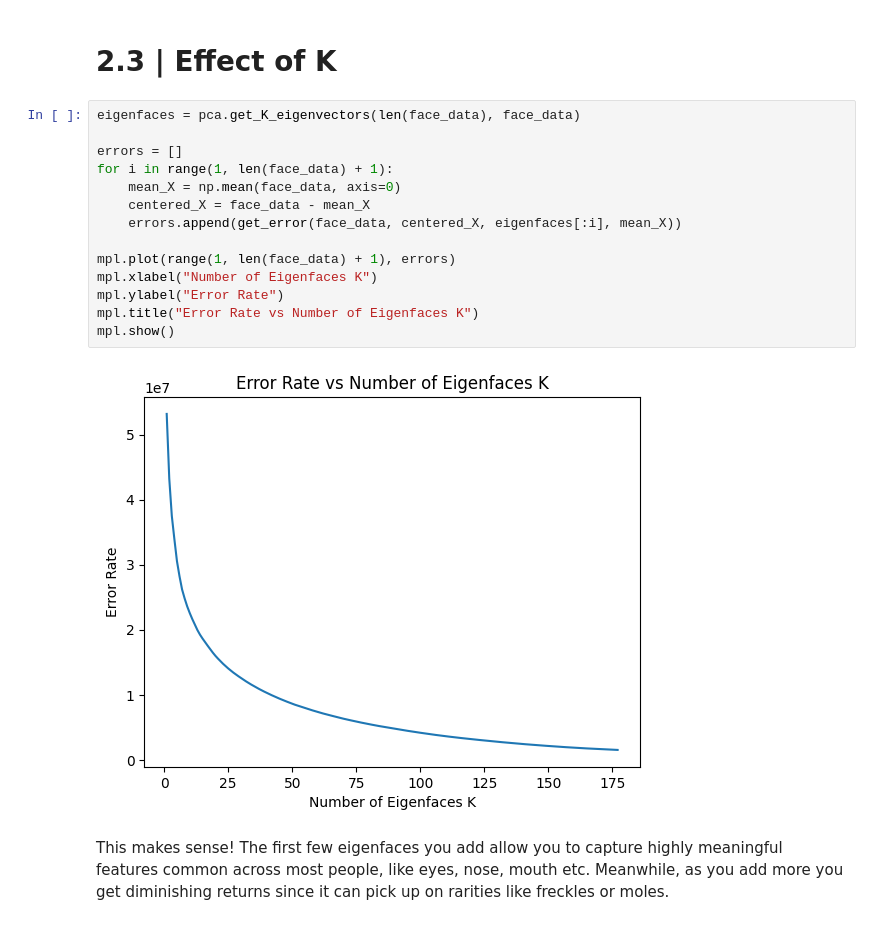
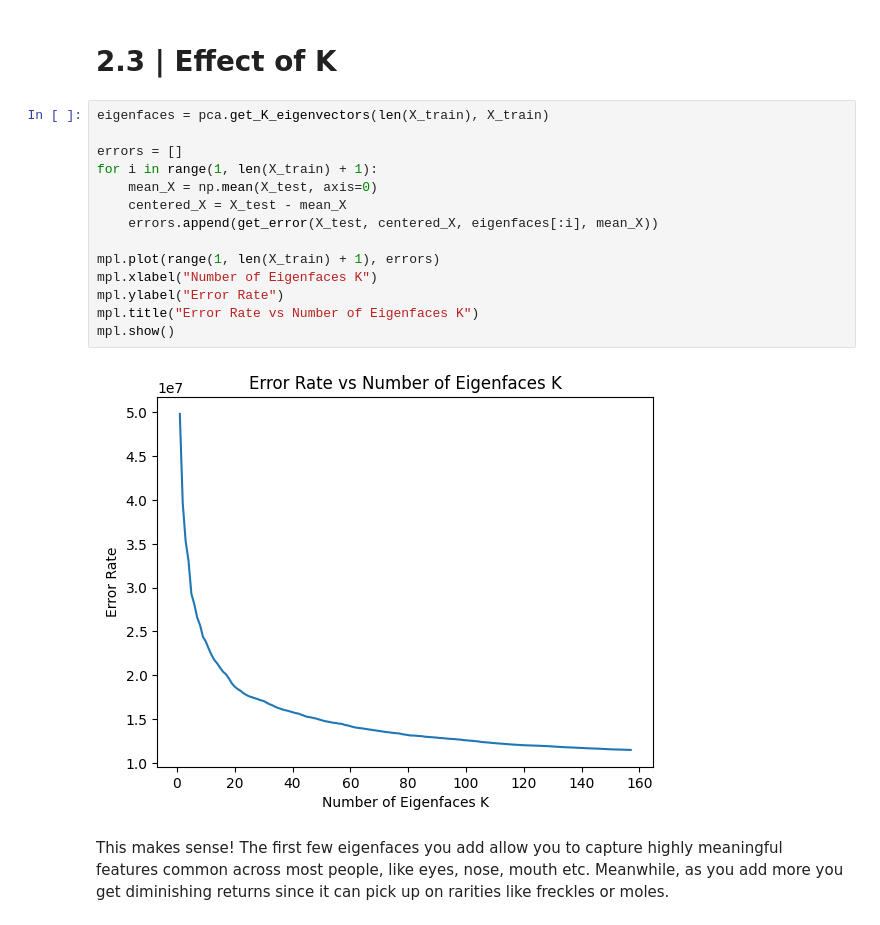
Before and after one commit to cormac-taylor/eigenfaces, a Jupyter notebook: hw2_problem2.ipynb, the cells around one changed output. Drawn from its saved outputs; the diff is of its cells as text.

Commit message:
error on graph

```diff
--- a/hw2_problem2.ipynb
+++ b/hw2_problem2.ipynb
@@ -151,20 +151,20 @@ Real (top) vs reconstructed with K = 30 (bottom)
 # %% [markdown]
 # 2.3 |  Effect of K
 # %%
-eigenfaces = pca.get_K_eigenvectors(len(face_data), face_data)
+eigenfaces = pca.get_K_eigenvectors(len(X_train), X_train)
 
 errors = []
-for i in range(1, len(face_data) + 1):
-    mean_X = np.mean(face_data, axis=0)
-    centered_X = face_data - mean_X
-    errors.append(get_error(face_data, centered_X, eigenfaces[:i], mean_X))
+for i in range(1, len(X_train) + 1):
+    mean_X = np.mean(X_test, axis=0)
+    centered_X = X_test - mean_X
+    errors.append(get_error(X_test, centered_X, eigenfaces[:i], mean_X))
 
-mpl.plot(range(1, len(face_data) + 1), errors)
+mpl.plot(range(1, len(X_train) + 1), errors)
 mpl.xlabel("Number of Eigenfaces K")
 mpl.ylabel("Error Rate")
 mpl.title("Error Rate vs Number of Eigenfaces K")
 mpl.show()
 # %% [output]
-[figure, old version]
+[figure, new version]
 # %% [markdown]
 This makes sense! The first few eigenfaces you add allow you to capture highly meaningful features common across most people, like eyes, nose, mouth etc. Meanwhile, as you add more you get diminishing returns since it can pick up on rarities like freckles or moles.
```
